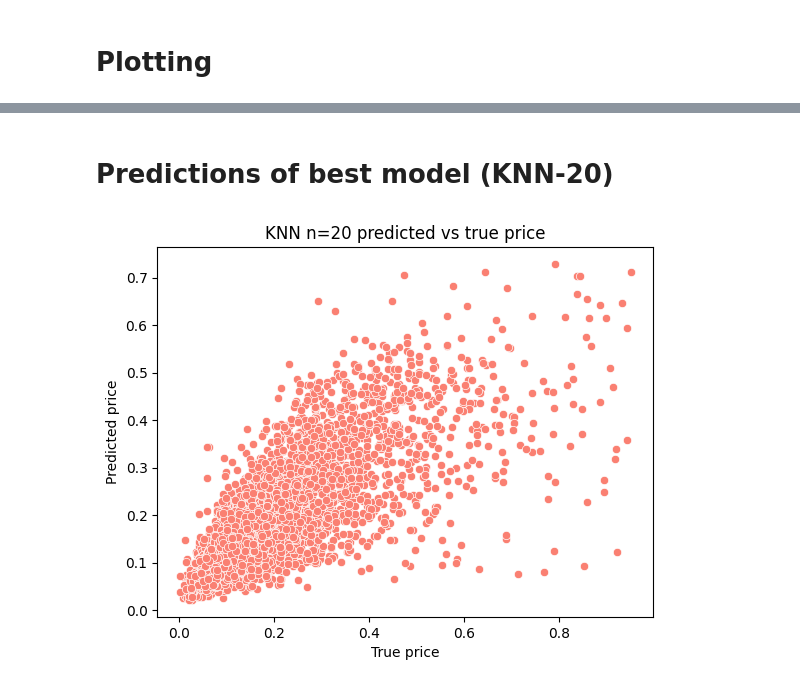
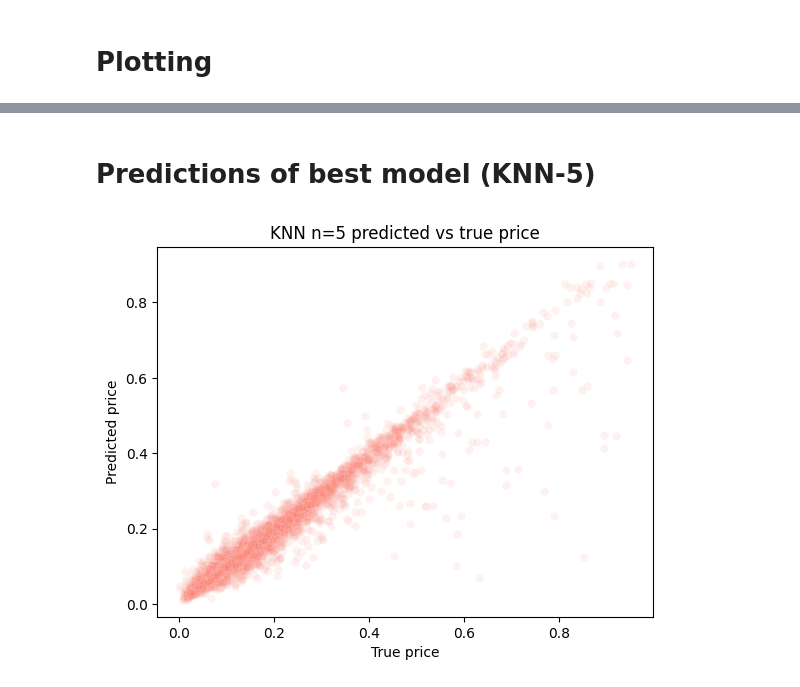
Before and after one commit to AddiH/DataScienceExam, a Jupyter notebook: nbs/base_models.ipynb, the cells around one changed output, grey strips where cells are left out. Drawn from its saved outputs; the diff is of its cells as text; code cells hidden in the pictures.

```diff
--- a/nbs/base_models.ipynb
+++ b/nbs/base_models.ipynb
@@ -12,11 +12,11 @@ from sklearn.linear_model import LinearRegression
 # %%
 # load data
 with open('../data/train_data.pkl', 'rb') as f:
-    X_train, y_train = pickle.load(f)
+    X_train, y_train, column_names = pickle.load(f)
 with open('../data/validation_data.pkl', 'rb') as f:
-    X_val, y_val = pickle.load(f)
+    X_val, y_val, column_names = pickle.load(f)
 with open('../data/test_data.pkl', 'rb') as f:
-    X_test, y_test = pickle.load(f)
+    X_test, y_test, column_names = pickle.load(f)
 # %% [markdown]
 # Dummy mean model
 # %%
@@ -57,26 +73,29 @@ for x,y,nsplit in zip([X_train, X_val, X_test],
 # %% [markdown]
 # KNN model
 # %%
-for k in [5,10,20,30,100]: # Choosing number of neighbors
+for k in [5, 10, 20, 30, 100]:  # Choosing number of neighbors
     # Load model
     knn = KNeighborsRegressor(n_neighbors=k)
     # Fit model
     knn.fit(X_train, y_train)
     # Zip data and labels
-    for x,y,nsplit in zip([X_train, X_val, X_test],
-                        [y_train, y_val, y_test],
-                        ['train', 'val', 'test']):
+    for x, y, nsplit in zip([X_train, X_val, X_test], [y_train, y_val, y_test], ['train', 'val', 'test']):
         # Make predictions
         preds = knn.predict(x)
         # Get r2 score
         r2 = r2_score(y, preds)
-        # get rmse
-        performance = np.sqrt(mean_squared_error(y, preds))
-        # Append
-        performances.append({'model': f'KNN-{k}',
-                            'split': nsplit,
-                            'rmse': performance.round(4),
-                            'r2': r2.round(4)})
+        # Get RMSE
+        rmse = np.sqrt(mean_squared_error(y, preds))
+        # Get MAE
+        mae = mean_absolute_error(y, preds)
+        # Append to performances
+        performances.append({
+            'model': f'KNN-{k}',
+            'split': nsplit,
+            'rmse': rmse.round(4),
+            'mae': mae.round(4),
+            'r2': r2.round(4)
+        })
 # %% [markdown]
 # Plotting
 # %%
@@ -129,8 +203,8 @@ plt.show()
 # %% [markdown]
-# Predictions of best model (KNN-20)
+# Predictions of best model (KNN-5)
 # %%
 # Look at predictions for best model (KNN-20)
-best_model = KNeighborsRegressor(n_neighbors=20)
+best_model = KNeighborsRegressor(n_neighbors=5)
 best_model.fit(X_train, y_train)
 best_preds = best_model.predict(X_val)
 absolute_error = np.abs(best_preds - y_val)
@@ -139,12 +213,12 @@ best_preds=best_preds.flatten()
 y_val=y_val.flatten()
 # %%
 # Make scatterplot of prd vs true values
-sns.scatterplot(x=y_val, y=best_preds, color='salmon')
-plt.title('KNN n=20 predicted vs true price')
+sns.scatterplot(x=y_val, y=best_preds, color='salmon', alpha=0.1)
+plt.title('KNN n=5 predicted vs true price')
 plt.xlabel('True price')
 plt.ylabel('Predicted price')
 # Save plot
-plt.savefig(('../plots/KNN20_prdicted_true.png'))
+plt.savefig(('../plots/KNN5_prdicted_true.png'))
 plt.show()
 # %% [output]
-[figure, old version]
+[figure, new version]
```
Also changed, not shown: parts of 13 cells of this notebook, 7 other files.
